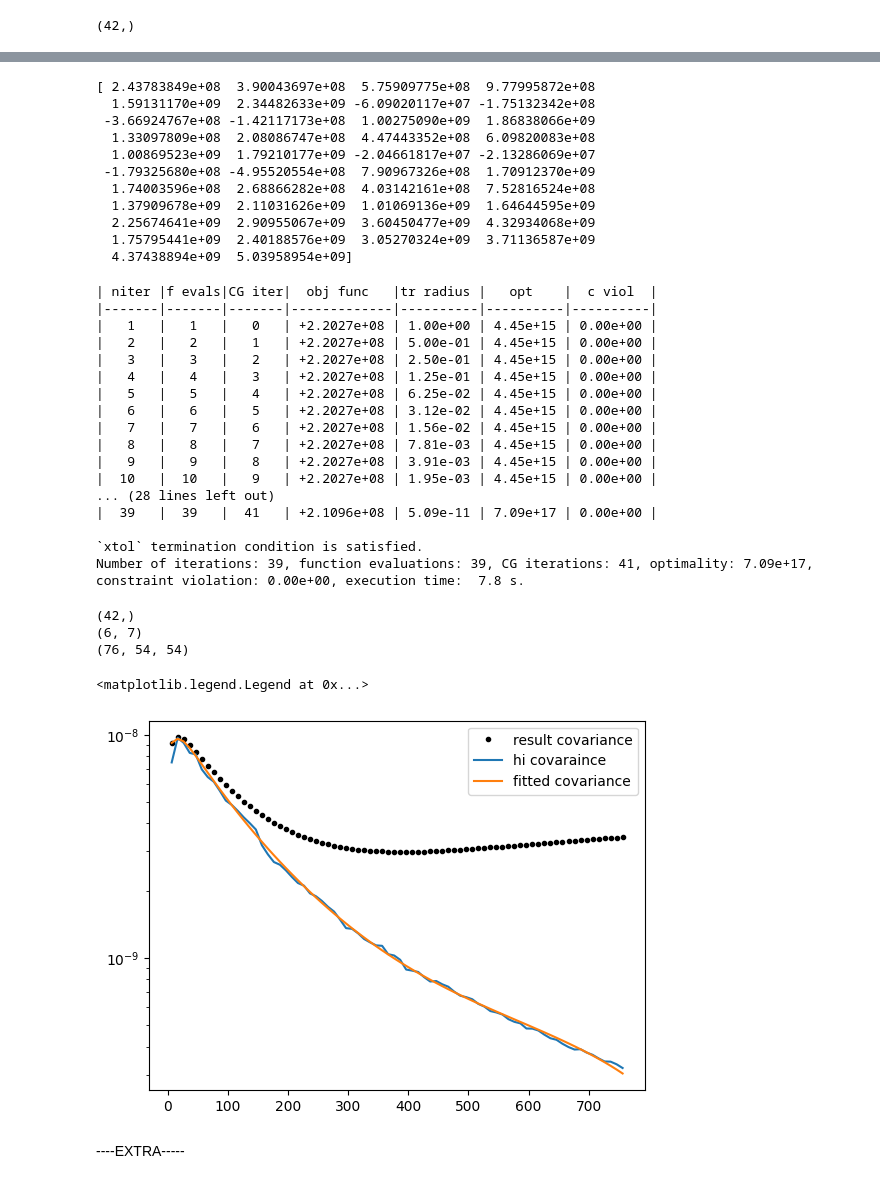
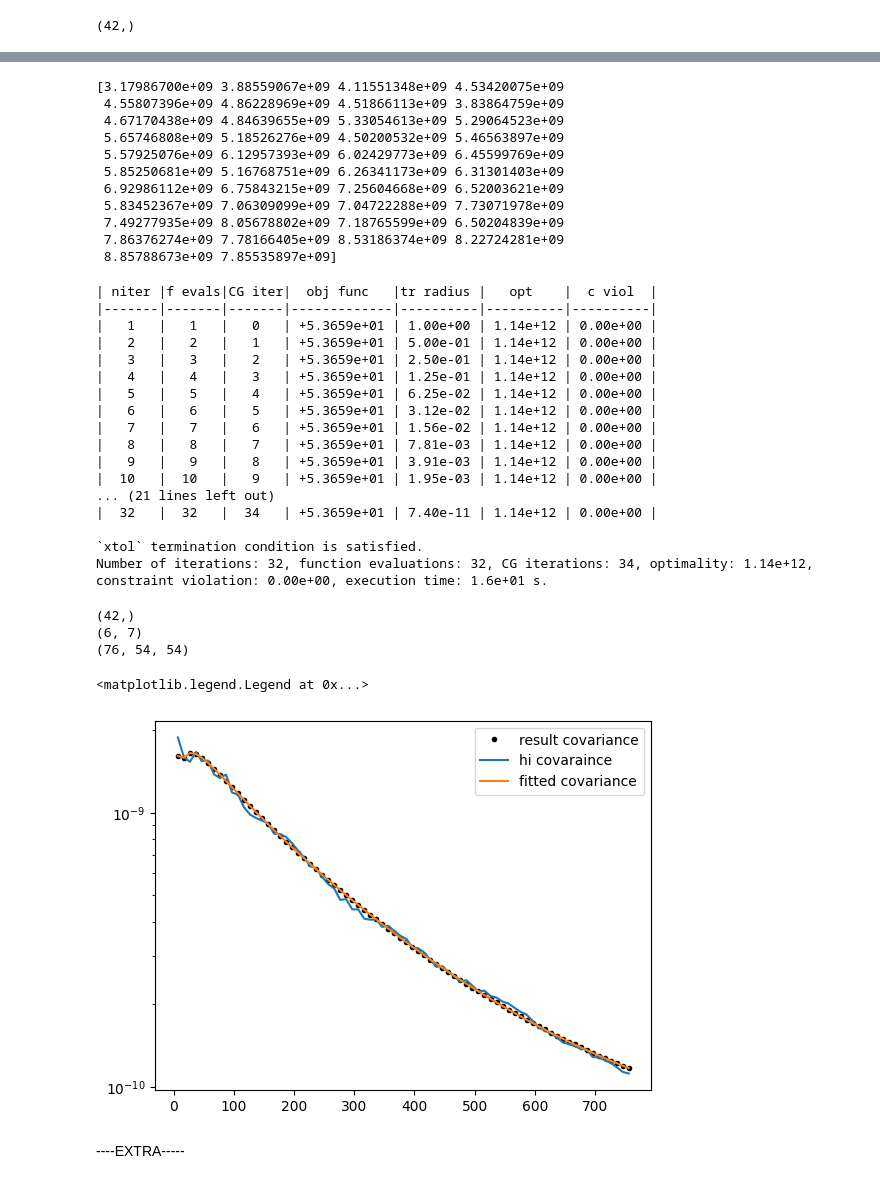
Before and after one commit to urwa99/MASS_Thesis, a Jupyter notebook: HI/SMICA_HI2.ipynb, the cells around one changed output, grey strips where cells are left out. Drawn from its saved outputs; the diff is of its cells as text; code cells hidden in the pictures.

```diff
--- a/HI/SMICA_HI2.ipynb
+++ b/HI/SMICA_HI2.ipynb
@@ -344,9 +389,10 @@ SMICA model
 # %%
 def smica_cost(a_k, logl, trapezoid, R_data, R_fg, R_noise,poly):
     B, nf = R_data.shape[0], R_data.shape[1]
-    Q = trapezoid.shape[0]
-    n_coeffs = (P + 1) * Q
+    Q1 = trapezoid.shape[0]
+    n_coeffs = (poly + 1) * Q1
     phi = 0.0
+    a_matrix = a_k.reshape((poly+1, Q1))
 
 
     for b in range(B):  # loop over ell bins
@@ -358,18 +404,19 @@ def smica_cost(a_k, logl, trapezoid, R_data, R_fg, R_noise,poly):
         # Construct HI diagonal: sum_p sum_q a_pq * (logl_b)^p * Psi_q
         C_HI_diag_b = np.zeros(nf)
         for p in range(poly + 1):
-            for q in range(Q):
-                idx = q * (poly + 1) + p
-                C_HI_diag_b += a_k[idx] * (logl_b ** p) * trapezoid[q]
+            for q in range(Q1):
+                # idx = q * (poly + 1) + p
+                C_HI_diag_b += a_matrix[p,q] * (logl_b ** p) * trapezoid[q,:]
 
         R_HI_b = np.diag(C_HI_diag_b)
+        # print(C_HI_diag_b.shape)
         R_model_b = R_HI_b + R_fg_b + R_noise_b # (nf, nf)
         R_model_inv_b = np.linalg.inv(R_model_b)   # (nf, nf)
 
         # Compute cost terms
         logdet_term = np.linalg.slogdet(R_data_b @ R_model_inv_b)[1]
         tr_term = np.trace(R_data_b @ R_model_inv_b)
-        phi +=((2*leff[b]+1)*10)*  (tr_term - logdet_term - nf) #n_b[b] * ((2*leff[b]+1)*10)*
+        phi += (tr_term - logdet_term - nf) #n_b[b] * ((2*leff[b]+1)*10)*
     return phi
 # %%
 def jacobian(a_k, logl, trapezoid, R_data, R_fg, R_noise,poly):
@@ -552,82 +603,82 @@ f = lambda x: smica_cost(x, log_l, Psi, chat_binned, fgds_binned, noise_binned,P
 approx_grad = approx_fprime(a_vec, f, epsilon=1e-6) #finite differences
 print(approx_grad)
 # %% [output]
-[ 2.43783849e+08  3.90043697e+08  5.75909775e+08  9.77995872e+08
-  1.59131170e+09  2.34482633e+09 -6.09020117e+07 -1.75132342e+08
- -3.66924767e+08 -1.42117173e+08  1.00275090e+09  1.86838066e+09
-  1.33097809e+08  2.08086747e+08  4.47443352e+08  6.09820083e+08
-  1.00869523e+09  1.79210177e+09 -2.04661817e+07 -2.13286069e+07
- -1.79325680e+08 -4.95520554e+08  7.90967326e+08  1.70912370e+09
-  1.74003596e+08  2.68866282e+08  4.03142161e+08  7.52816524e+08
-  1.37909678e+09  2.11031626e+09  1.01069136e+09  1.64644595e+09
-  2.25674641e+09  2.90955067e+09  3.60450477e+09  4.32934068e+09
-  1.75795441e+09  2.40188576e+09  3.05270324e+09  3.71136587e+09
-  4.37438894e+09  5.03958954e+09]
+[3.17986700e+09 3.88559067e+09 4.11551348e+09 4.53420075e+09
+ 4.55807396e+09 4.86228969e+09 4.51866113e+09 3.83864759e+09
+ 4.67170438e+09 4.84639655e+09 5.33054613e+09 5.29064523e+09
+ 5.65746808e+09 5.18526276e+09 4.50200532e+09 5.46563897e+09
+ 5.57925076e+09 6.12957393e+09 6.02429773e+09 6.45599769e+09
+ 5.85250681e+09 5.16768751e+09 6.26341173e+09 6.31301403e+09
+ 6.92986112e+09 6.75843215e+09 7.25604668e+09 6.52003621e+09
+ 5.83452367e+09 7.06309099e+09 7.04722288e+09 7.73071978e+09
+ 7.49277935e+09 8.05678802e+09 7.18765599e+09 6.50204839e+09
+ 7.86376274e+09 7.78166405e+09 8.53186374e+09 8.22724281e+09
+ 8.85788673e+09 7.85535897e+09]
 # %%
-wrapped_phi_and_grad = lambda a: smica_phi_and_grad(
-    a, log_l, Psi, chat_binned, fgds_binned, noise_binned, P
-)
+# wrapped_phi_and_grad = lambda a: smica_phi_and_grad(
+#     a, log_l, Psi, chat_binned, fgds_binned, noise_binned, P
+# )
 res = optimize.minimize(
     fun=smica_cost,
     x0=a_vec,
     args=(log_l, Psi, chat_binned, fgds_binned, noise_binned, P),
     method='trust-constr',
     # constraints=constraint,
-    jac=jacobian,
+    jac=auto_grad,
     options={'disp': True, 'maxiter':3000, 'gtol':1e-3, 'xtol':1e-10,'barrier_tol': 1e-6, 'verbose': 2} #
 )
 # %% [output]
 | niter |f evals|CG iter|  obj func   |tr radius |   opt    |  c viol  |
 |-------|-------|-------|-------------|----------|----------|----------|
-|   1   |   1   |   0   | +2.2027e+08 | 1.00e+00 | 4.45e+15 | 0.00e+00 |
-|   2   |   2   |   1   | +2.2027e+08 | 5.00e-01 | 4.45e+15 | 0.00e+00 |
-|   3   |   3   |   2   | +2.2027e+08 | 2.50e-01 | 4.45e+15 | 0.00e+00 |
-|   4   |   4   |   3   | +2.2027e+08 | 1.25e-01 | 4.45e+15 | 0.00e+00 |
-|   5   |   5   |   4   | +2.2027e+08 | 6.25e-02 | 4.45e+15 | 0.00e+00 |
-|   6   |   6   |   5   | +2.2027e+08 | 3.12e-02 | 4.45e+15 | 0.00e+00 |
-|   7   |   7   |   6   | +2.2027e+08 | 1.56e-02 | 4.45e+15 | 0.00e+00 |
-|   8   |   8   |   7   | +2.2027e+08 | 7.81e-03 | 4.45e+15 | 0.00e+00 |
-|   9   |   9   |   8   | +2.2027e+08 | 3.91e-03 | 4.45e+15 | 0.00e+00 |
-|  10   |  10   |   9   | +2.2027e+08 | 1.95e-03 | 4.45e+15 | 0.00e+00 |
-... (28 lines left out)
-|  39   |  39   |  41   | +2.1096e+08 | 5.09e-11 | 7.09e+17 | 0.00e+00 |
+|   1   |   1   |   0   | +5.3659e+01 | 1.00e+00 | 1.14e+12 | 0.00e+00 |
+|   2   |   2   |   1   | +5.3659e+01 | 5.00e-01 | 1.14e+12 | 0.00e+00 |
+|   3   |   3   |   2   | +5.3659e+01 | 2.50e-01 | 1.14e+12 | 0.00e+00 |
+|   4   |   4   |   3   | +5.3659e+01 | 1.25e-01 | 1.14e+12 | 0.00e+00 |
+|   5   |   5   |   4   | +5.3659e+01 | 6.25e-02 | 1.14e+12 | 0.00e+00 |
+|   6   |   6   |   5   | +5.3659e+01 | 3.12e-02 | 1.14e+12 | 0.00e+00 |
+|   7   |   7   |   6   | +5.3659e+01 | 1.56e-02 | 1.14e+12 | 0.00e+00 |
+|   8   |   8   |   7   | +5.3659e+01 | 7.81e-03 | 1.14e+12 | 0.00e+00 |
+|   9   |   9   |   8   | +5.3659e+01 | 3.91e-03 | 1.14e+12 | 0.00e+00 |
+|  10   |  10   |   9   | +5.3659e+01 | 1.95e-03 | 1.14e+12 | 0.00e+00 |
+... (21 lines left out)
+|  32   |  32   |  34   | +5.3659e+01 | 7.40e-11 | 1.14e+12 | 0.00e+00 |
 
 `xtol` termination condition is satisfied.
-Number of iterations: 39, function evaluations: 39, CG iterations: 41, optimality: 7.09e+17, constraint violation: 0.00e+00, execution time:  7.8 s.
+Number of iterations: 32, function evaluations: 32, CG iterations: 34, optimality: 1.14e+12, constraint violation: 0.00e+00, execution time: 1.6e+01 s.
 # %%
 result=res.x
 print(result.shape)
 a_matrix = result.reshape((P + 1, bins ))  # shape (P+1, Q+1)
 print(a_matrix.shape)
 
 
 C_result_diag=np.zeros((nell, nf))
 
 for p in range(P + 1):
     for q in range(Q + 1):
         C_result_diag +=a_matrix[p, q] * np.outer(log_l**p, Psi[q])
 
 C_result = np.zeros((nell, nf, nf))
 for i in range(nell):
     np.fill_diagonal(C_result[i], C_result_diag[i])
 
 print(C_result.shape)
-f=19
+f=45
 plt.plot(leff,C_result[:,f,f],'k.', label="result covariance")
 # plt.plot(leff,chat_binned[:,f,f], label="empirical covariance")
 # plt.plot(leff,C_model[:,f,f], label="model covaraince")
 plt.plot(leff, hi_d[:,f,f], label="hi covaraince")
 plt.plot(leff,C_fit[:,f,f], label="fitted covariance")
 # plt.plot(leff,noise_binned[:,f,f], label="noise covariance")
 # plt.plot(leff, fgds_binned[:,f,f], label="synch+ff cl")
 plt.yscale('log')
 plt.legend()
 # %% [output]
 (42,)
 (6, 7)
 (76, 54, 54)
 <matplotlib.legend.Legend at 0x...>
-[figure, old version]
+[figure, new version]
 # %% [markdown]
 ----EXTRA-----
 # %%
```
Also changed, not shown: parts of 19 cells of this notebook.
